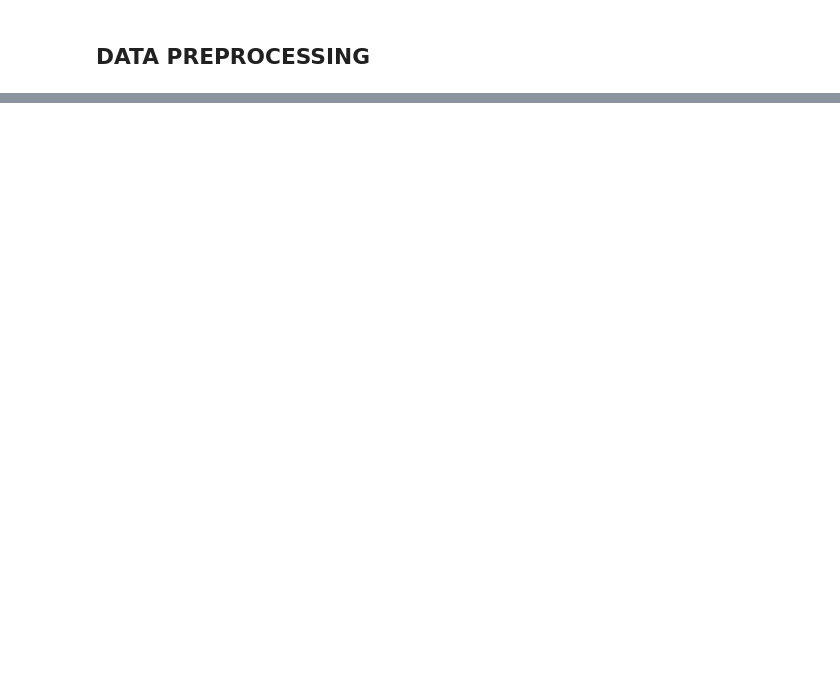
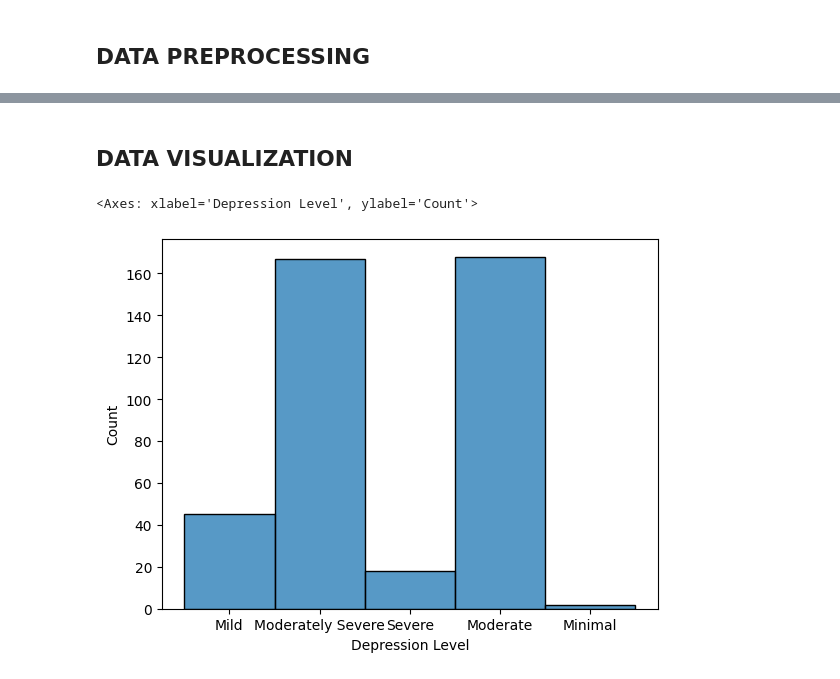
Before and after one commit to SLokesh1810/mental_health_detector, a Jupyter notebook: PHQ9_DepressionDetector.ipynb, the cells around one changed output, grey strips where cells are left out. Cells and saved outputs as stored; diff of their text form; code cells hidden in the pictures; blank space fills up the shorter version.

Commit message:
New model from start after deletion

```diff
--- a/PHQ9_DepressionDetector.ipynb
+++ b/PHQ9_DepressionDetector.ipynb
@@ -32,6 +19,11 @@ drive.mount('/content/drive')
 # %% [output]
 Drive already mounted at /content/drive; to attempt to forcibly remount, call drive.mount("/content/drive", force_remount=True).
 # %%
-df = pd.read_csv('/content/drive/MyDrive/CSV files/PHQ9_Dataset.csv')
-df
+import numpy as np
+import pandas as pd
+import matplotlib.pyplot as plt
+import seaborn as sns
+
+data = pd.read_csv('/content/drive/MyDrive/CSV files/PHQ9_Dataset.csv')
+data.info()
 # %% [output]
@@ -50,0 +59,8 @@ df
+# %%
+ageDescribe = data['Age'].describe()
+
+print(ageDescribe)
+
+# Dropping the 'Age' column beacuse it is ranged btw 18-26 but we this model to predict for all age category that also lies outside this range
+data.drop('Age',inplace=True,axis=1)
+data
@@ -322,0 +152,7 @@ dtype: float64
+# %% [markdown]
+## **DATA VISUALIZATION**
+# %%
+sns.histplot(data['Depression Level'])
+# %% [output]
+<Axes: xlabel='Depression Level', ylabel='Count'>
+[figure, added]
```
Also changed, not shown: parts of 33 cells of this notebook.
